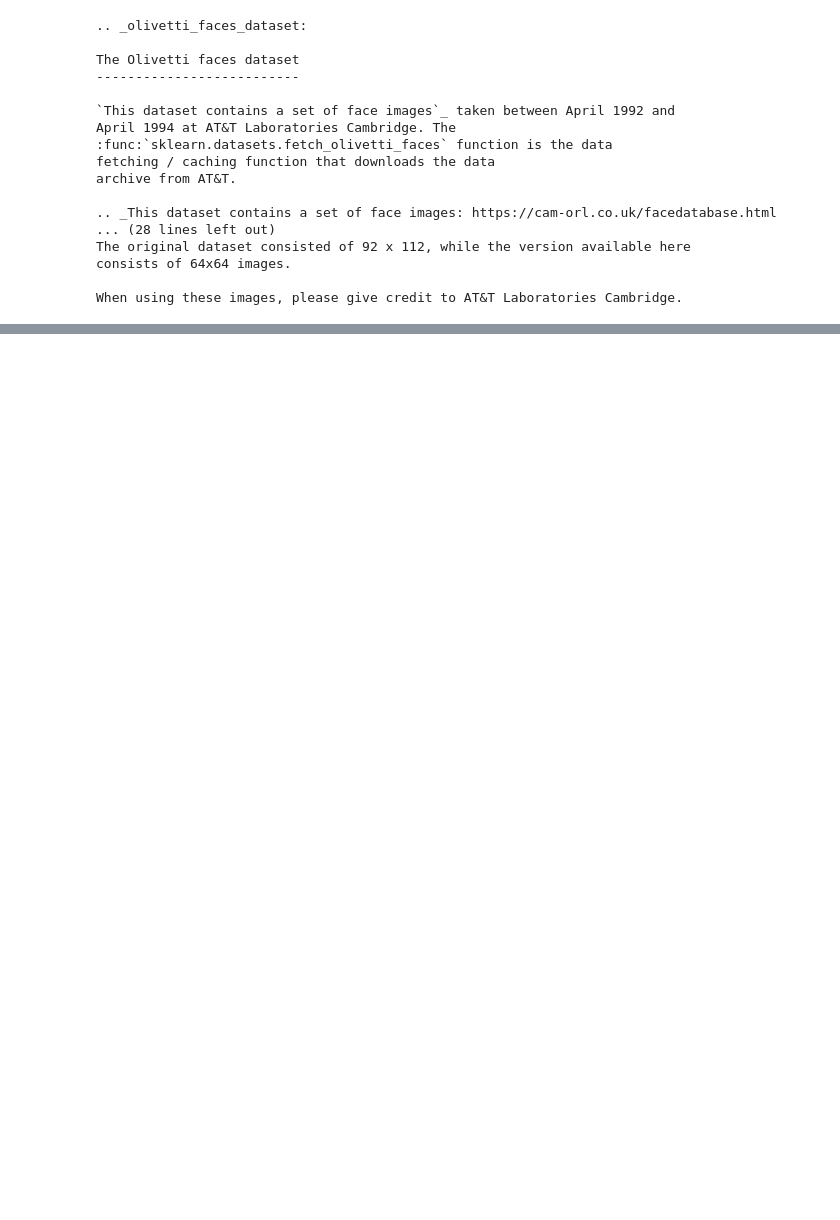
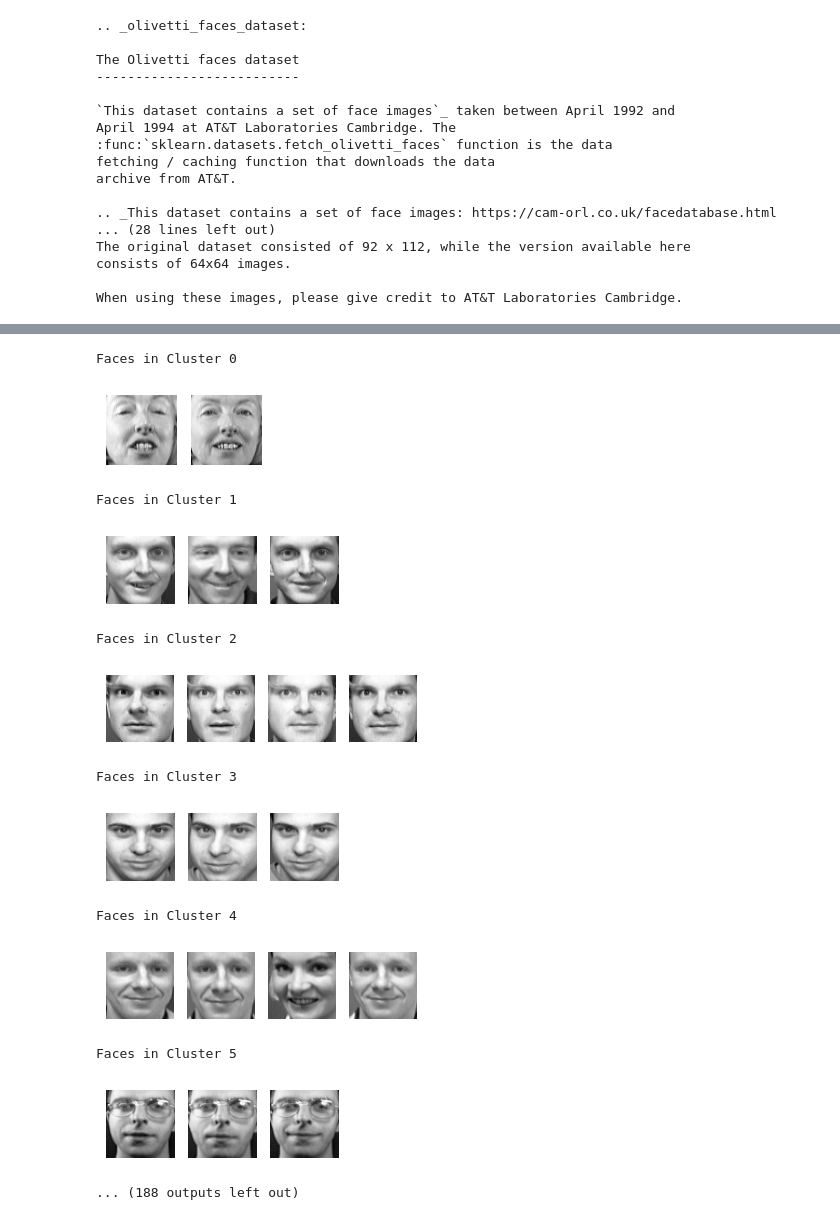
Before and after one commit to yashveersinghsohi/Hands_On_ML_Book_Practice, a Jupyter notebook: Chapter_9/HOML_Chapter9_Unsupervised_Learning_Exercise.ipynb, the cells around one changed output, grey strips where cells are left out. Saved outputs shown, nothing was run; the diff lists cells and outputs as text; code cells hidden in the pictures; blank space fills up the shorter version.

```diff
--- a/Chapter_9/HOML_Chapter9_Unsupervised_Learning_Exercise.ipynb
+++ b/Chapter_9/HOML_Chapter9_Unsupervised_Learning_Exercise.ipynb
@@ -43,0 +151,31 @@ When using these images, please give credit to AT&T Laboratories Cambridge.
+# %%
+faces_df = pd.DataFrame(X_train)
+faces_df["Cluster"] = kmeans.labels_
+
+for cluster_idx in sorted(list(faces_df["Cluster"].unique())):
+  print(f"Faces in Cluster {cluster_idx}")
+  cluster_df = faces_df[faces_df["Cluster"] == cluster_idx]
+  cluster_faces = cluster_df.drop(["Cluster"], axis=1).to_numpy().reshape((-1, 64, 64))
+  fig, ax = plt.subplots(1, cluster_faces.shape[0], figsize=(1*cluster_faces.shape[0], 1))
+  if cluster_faces.shape[0] == 1:
+    ax.imshow(face, cmap="gray")
+    ax.axis("off")
+  else:
+    for face_idx, face in enumerate(cluster_faces):
+      ax[face_idx].imshow(face, cmap="gray")
+      ax[face_idx].axis("off")
+  plt.show()
+# %% [output]
+Faces in Cluster 0
+[figure, added]
+Faces in Cluster 1
+[figure, added]
+Faces in Cluster 2
+[figure, added]
+Faces in Cluster 3
+[figure, added]
+Faces in Cluster 4
+[figure, added]
+Faces in Cluster 5
+[figure, added]
+... (188 outputs left out)
```
Also changed, not shown: parts of 22 cells of this notebook.
